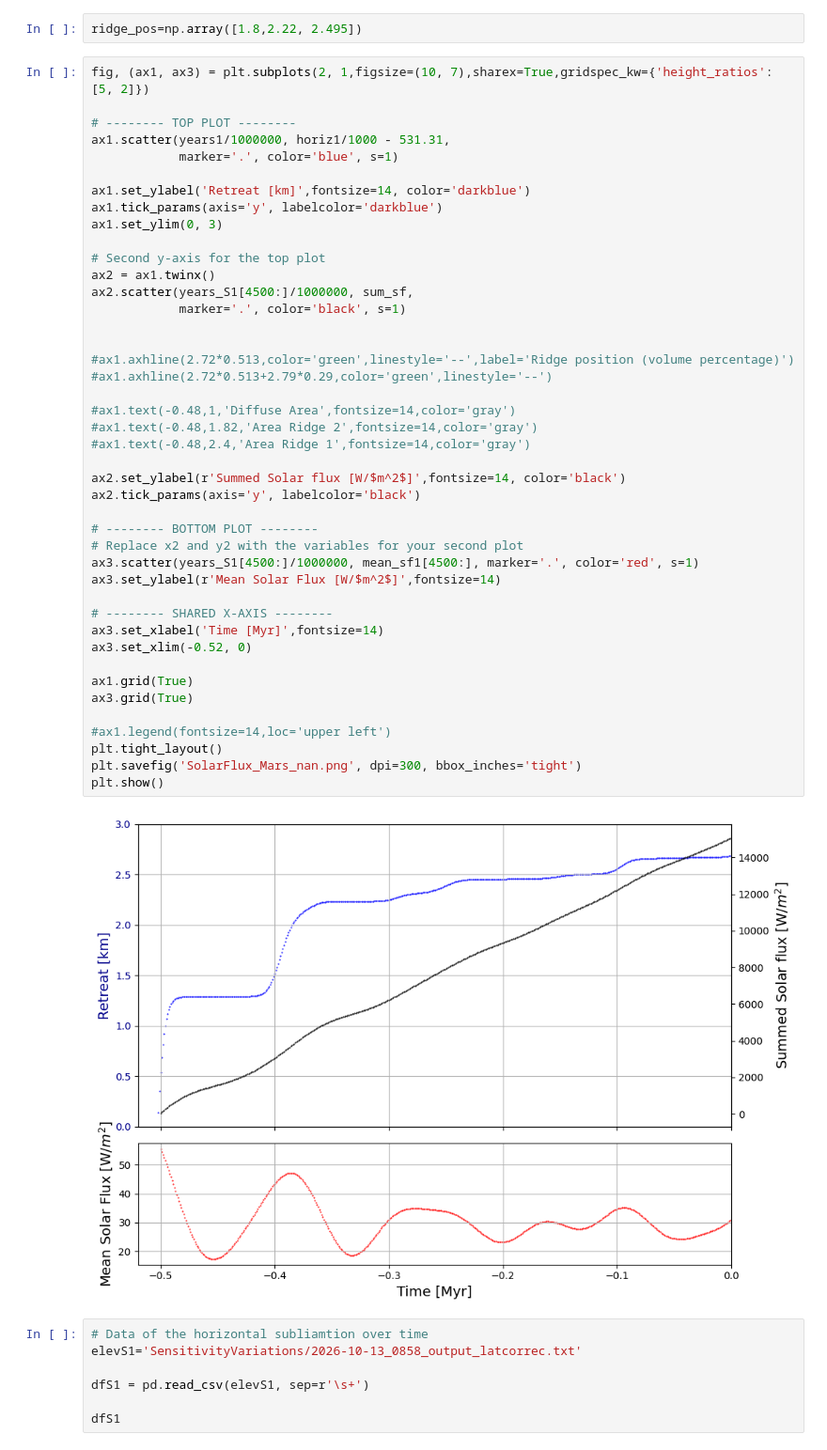
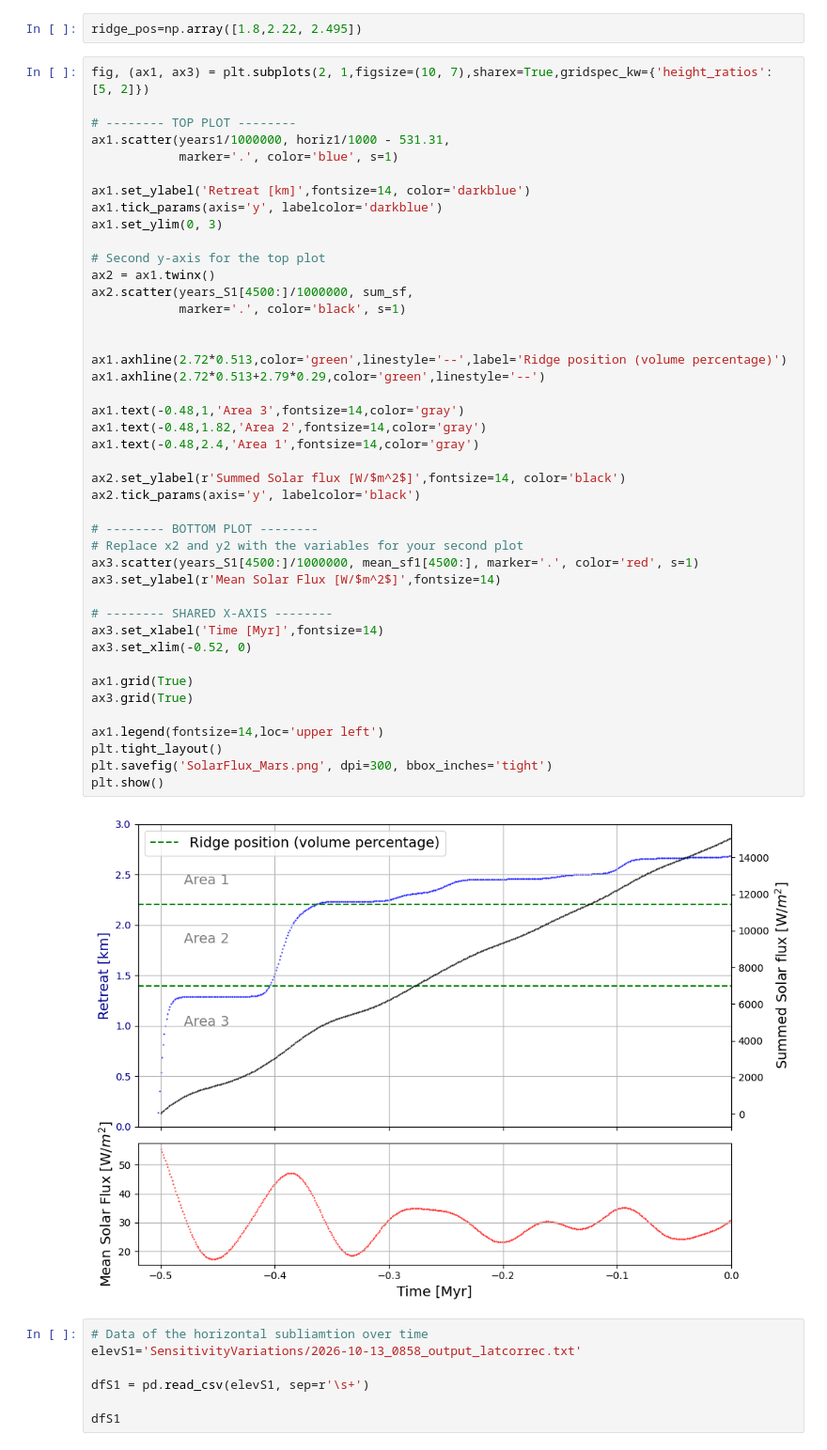
Before and after one commit to lsperezm/Martian_Icy_Scarps, a Jupyter notebook: Code/New_Scarps.ipynb, the cells around one changed output. Shown at 94% size. Saved outputs shown, nothing was run; the diff lists cells and outputs as text.

```diff
--- a/Code/New_Scarps.ipynb
+++ b/Code/New_Scarps.ipynb
@@ -156,41 +156,41 @@ ax1.scatter(years1/1000000, horiz1/1000 - 531.31,
 ax1.set_ylabel('Retreat [km]',fontsize=14, color='darkblue')
 ax1.tick_params(axis='y', labelcolor='darkblue')
 ax1.set_ylim(0, 3)
 
 # Second y-axis for the top plot
 ax2 = ax1.twinx()
 ax2.scatter(years_S1[4500:]/1000000, sum_sf,
             marker='.', color='black', s=1)
 
 
-#ax1.axhline(2.72*0.513,color='green',linestyle='--',label='Ridge position (volume percentage)')
-#ax1.axhline(2.72*0.513+2.79*0.29,color='green',linestyle='--')
+ax1.axhline(2.72*0.513,color='green',linestyle='--',label='Ridge position (volume percentage)')
+ax1.axhline(2.72*0.513+2.79*0.29,color='green',linestyle='--')
 
-#ax1.text(-0.48,1,'Diffuse Area',fontsize=14,color='gray')
-#ax1.text(-0.48,1.82,'Area Ridge 2',fontsize=14,color='gray')
-#ax1.text(-0.48,2.4,'Area Ridge 1',fontsize=14,color='gray')
+ax1.text(-0.48,1,'Area 3',fontsize=14,color='gray')
+ax1.text(-0.48,1.82,'Area 2',fontsize=14,color='gray')
+ax1.text(-0.48,2.4,'Area 1',fontsize=14,color='gray')
 
 ax2.set_ylabel(r'Summed Solar flux [W/$m^2$]',fontsize=14, color='black')
 ax2.tick_params(axis='y', labelcolor='black')
 
 # -------- BOTTOM PLOT --------
 # Replace x2 and y2 with the variables for your second plot
 ax3.scatter(years_S1[4500:]/1000000, mean_sf1[4500:], marker='.', color='red', s=1)
 ax3.set_ylabel(r'Mean Solar Flux [W/$m^2$]',fontsize=14)
 
 # -------- SHARED X-AXIS --------
 ax3.set_xlabel('Time [Myr]',fontsize=14)
 ax3.set_xlim(-0.52, 0)
 
 ax1.grid(True)
 ax3.grid(True)
 
-#ax1.legend(fontsize=14,loc='upper left')
+ax1.legend(fontsize=14,loc='upper left')
 plt.tight_layout()
-plt.savefig('SolarFlux_Mars_nan.png', dpi=300, bbox_inches='tight')
+plt.savefig('SolarFlux_Mars.png', dpi=300, bbox_inches='tight')
 plt.show()
 # %% [output]
-[figure, old version]
+[figure, new version]
 # %%
 # Data of the horizontal subliamtion over time
 elevS1='SensitivityVariations/2026-10-13_0858_output_latcorrec.txt'
```
Also changed, not shown: parts of 5 cells of this notebook, 13 other files.
